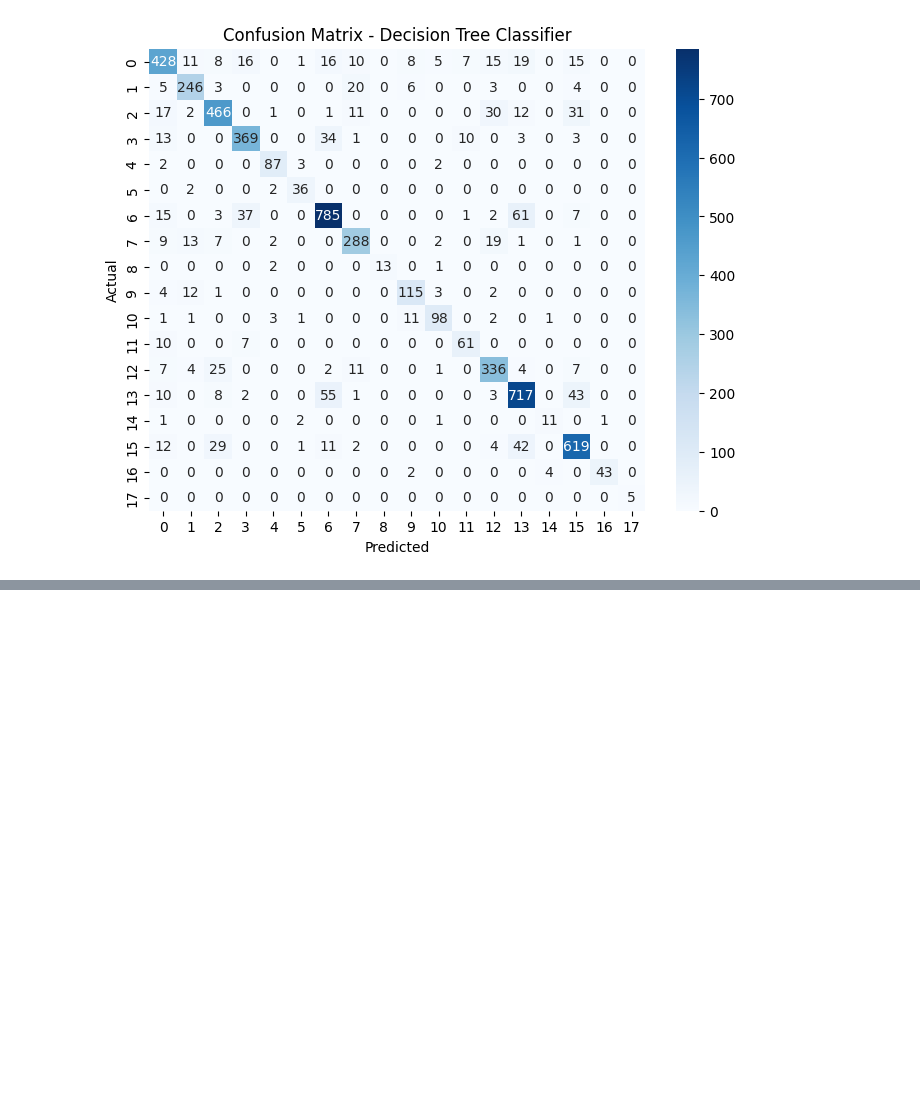
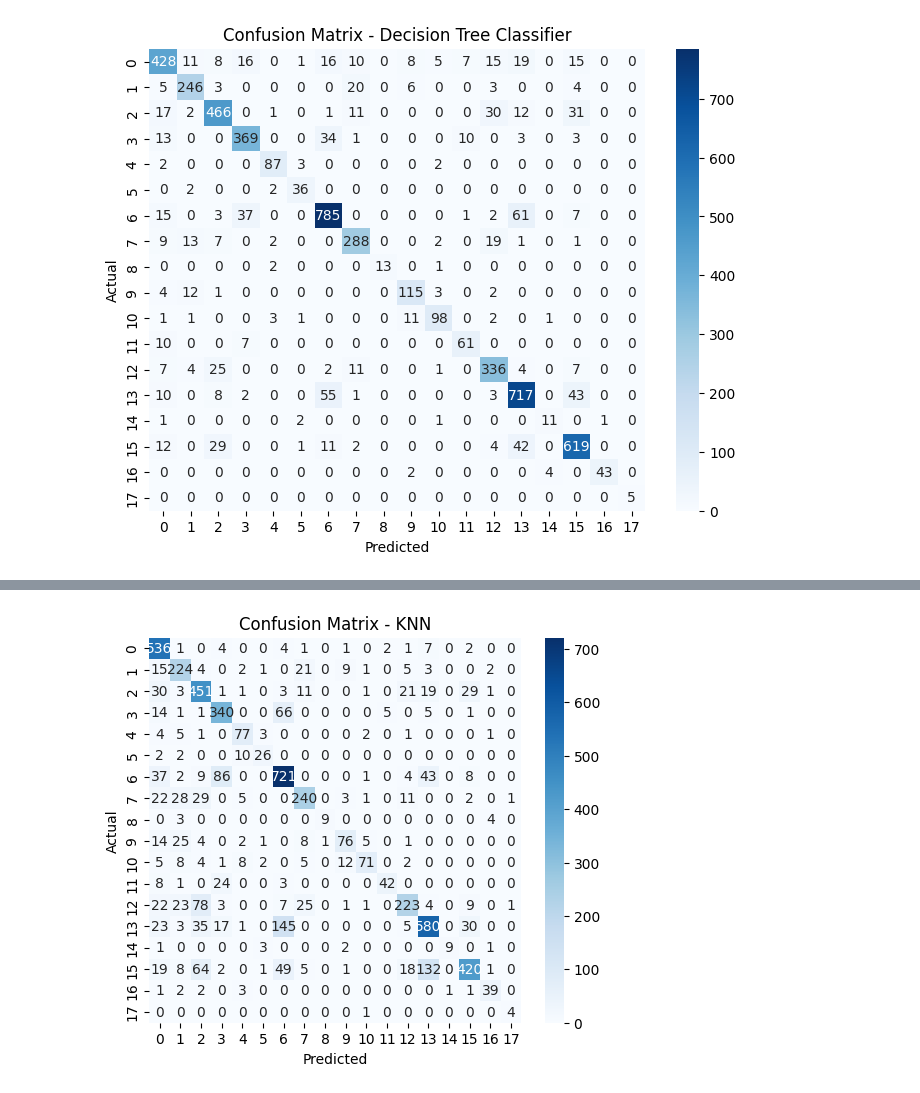
Before and after one commit to hrahlan2/chess_dataset, a Jupyter notebook: chess_endgame_ml.ipynb, the cells around one changed output, grey strips where cells are left out. Saved outputs shown, nothing was run; the diff lists cells and outputs as text; code cells hidden in the pictures; blank space fills up the shorter version.

Commit message:
Add necessary code for kNN Model with accuracy, prediction, classification, and confusion matrix.

```diff
--- a/chess_endgame_ml.ipynb
+++ b/chess_endgame_ml.ipynb
@@ -161,0 +165,3 @@ plt.show()
+# %%
+knn = KNeighborsClassifier(n_neighbors=5) # default value
+knn.fit(X_train, y_train)
@@ -161,0 +172,2 @@ plt.show()
+# %%
+y_pred_knn = knn.predict(X_test)
@@ -161,0 +201,11 @@ plt.show()
+# %%
+cm = confusion_matrix(y_test, y_pred_knn)
+
+plt.figure(figsize=(6,5))
+sns.heatmap(cm, annot=True, cmap="Blues", fmt="d")
+plt.title("Confusion Matrix - KNN")
+plt.xlabel("Predicted")
+plt.ylabel("Actual")
+plt.show()
+# %% [output]
+[figure, added]
```
Also changed, not shown: parts of 6 cells of this notebook.
